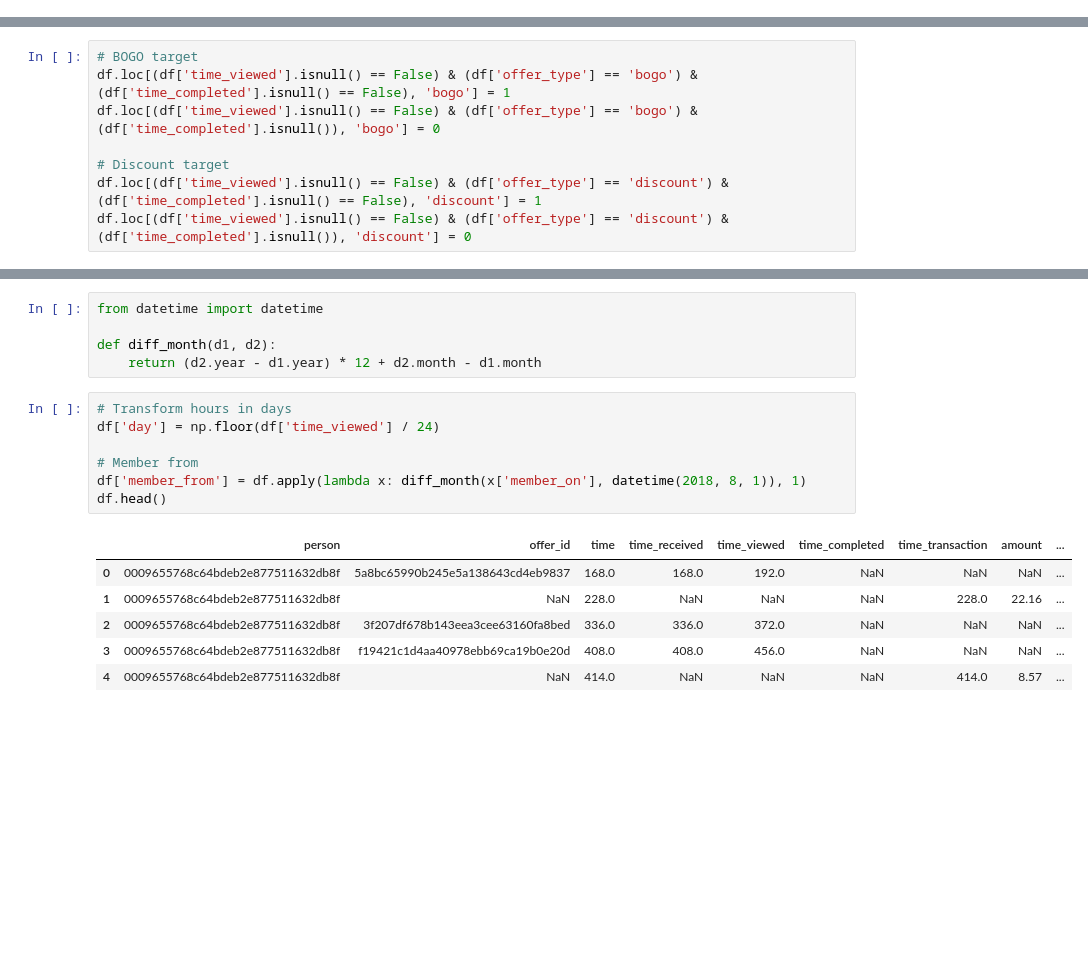
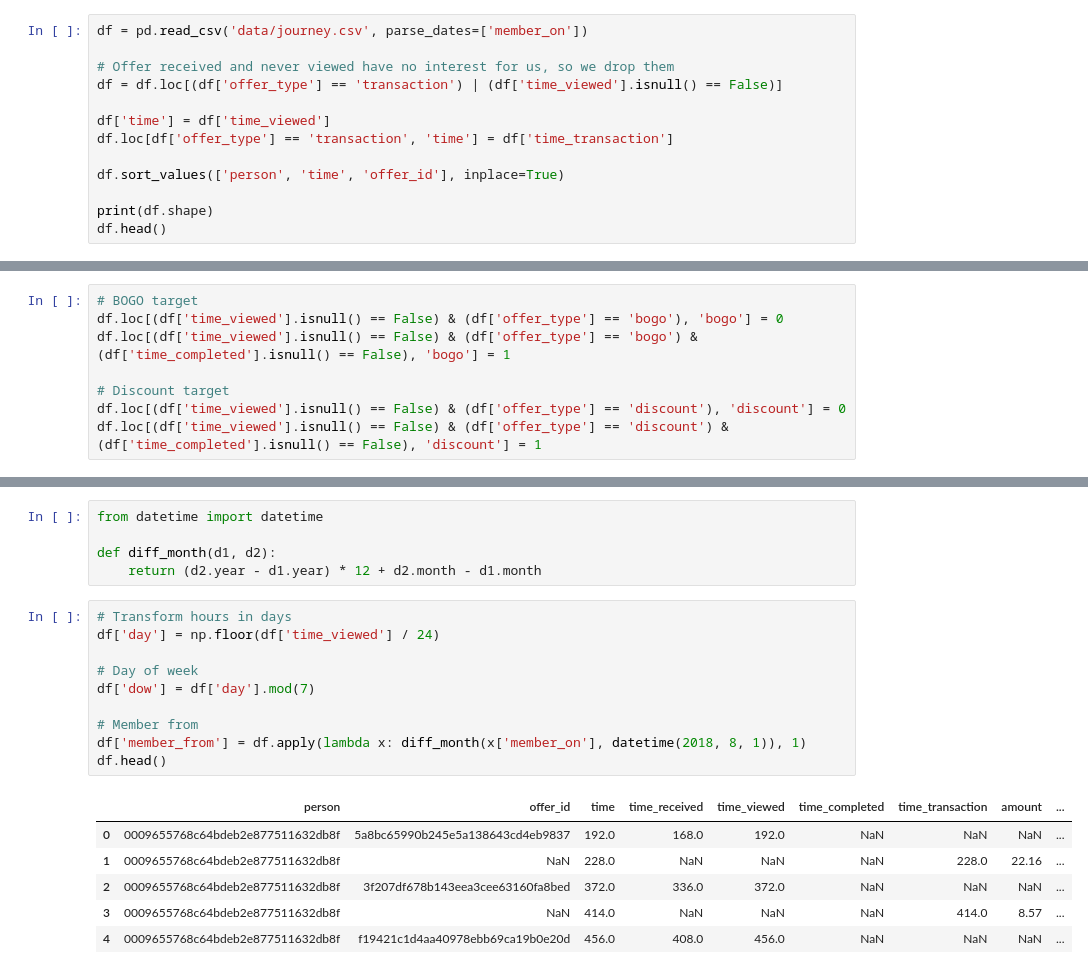
Before and after one commit to MatteoFelici/Capstone_Starkbucks_MLE, a Jupyter notebook: Feature_Engineering.ipynb, the cells around one changed output, grey strips where cells are left out. Saved outputs shown, nothing was run; the diff lists cells and outputs as text; blank space fills up the shorter version.

```diff
--- a/Feature_Engineering.ipynb
+++ b/Feature_Engineering.ipynb
@@ -32,0 +25,13 @@ df.head()
+# %%
+df = pd.read_csv('data/journey.csv', parse_dates=['member_on'])
+
+# Offer received and never viewed have no interest for us, so we drop them
+df = df.loc[(df['offer_type'] == 'transaction') | (df['time_viewed'].isnull() == False)]
+
+df['time'] = df['time_viewed']
+df.loc[df['offer_type'] == 'transaction', 'time'] = df['time_transaction']
+
+df.sort_values(['person', 'time', 'offer_id'], inplace=True)
+
+print(df.shape)
+df.head()
@@ -134,12 +147,12 @@ The Conversion Rate is 38.82%.
 After studying the CR, we can build the target of our analysis. We will create 3 different columns, one for each type of offer, all 0/1 flags (where 1 is conversion, 0 is not).
 # %%
 # BOGO target
+df.loc[(df['time_viewed'].isnull() == False) & (df['offer_type'] == 'bogo'), 'bogo'] = 0
 df.loc[(df['time_viewed'].isnull() == False) & (df['offer_type'] == 'bogo') & (df['time_completed'].isnull() == False), 'bogo'] = 1
-df.loc[(df['time_viewed'].isnull() == False) & (df['offer_type'] == 'bogo') & (df['time_completed'].isnull()), 'bogo'] = 0
 
 # Discount target
+df.loc[(df['time_viewed'].isnull() == False) & (df['offer_type'] == 'discount'), 'discount'] = 0
 df.loc[(df['time_viewed'].isnull() == False) & (df['offer_type'] == 'discount') & (df['time_completed'].isnull() == False), 'discount'] = 1
-df.loc[(df['time_viewed'].isnull() == False) & (df['offer_type'] == 'discount') & (df['time_completed'].isnull()), 'discount'] = 0
 # %%
 # For the informational target, we use the previously created inf dataset, define the logistic, then merge with df
 inf.loc[inf['offer_type'] == 'informational', 'info'] = 0
@@ -244,14 +257,17 @@ def diff_month(d1, d2):
 # %%
 # Transform hours in days
 df['day'] = np.floor(df['time_viewed'] / 24)
 
+# Day of week
+df['dow'] = df['day'].mod(7)
+
 # Member from
 df['member_from'] = df.apply(lambda x: diff_month(x['member_on'], datetime(2018, 8, 1)), 1)
 df.head()
 # %% [output]
 |  | person | offer_id | time | time_received | time_viewed | time_completed | time_transaction | amount | ... |
-| 0 | 0009655768c64bdeb2e877511632db8f | 5a8bc65990b245e5a138643cd4eb9837 | 168.0 | 168.0 | 192.0 | NaN | NaN | NaN | ... |
+| 0 | 0009655768c64bdeb2e877511632db8f | 5a8bc65990b245e5a138643cd4eb9837 | 192.0 | 168.0 | 192.0 | NaN | NaN | NaN | ... |
 | 1 | 0009655768c64bdeb2e877511632db8f | NaN | 228.0 | NaN | NaN | NaN | 228.0 | 22.16 | ... |
-| 2 | 0009655768c64bdeb2e877511632db8f | 3f207df678b143eea3cee63160fa8bed | 336.0 | 336.0 | 372.0 | NaN | NaN | NaN | ... |
-| 3 | 0009655768c64bdeb2e877511632db8f | f19421c1d4aa40978ebb69ca19b0e20d | 408.0 | 408.0 | 456.0 | NaN | NaN | NaN | ... |
-| 4 | 0009655768c64bdeb2e877511632db8f | NaN | 414.0 | NaN | NaN | NaN | 414.0 | 8.57 | ... |
+| 2 | 0009655768c64bdeb2e877511632db8f | 3f207df678b143eea3cee63160fa8bed | 372.0 | 336.0 | 372.0 | NaN | NaN | NaN | ... |
+| 3 | 0009655768c64bdeb2e877511632db8f | NaN | 414.0 | NaN | NaN | NaN | 414.0 | 8.57 | ... |
+| 4 | 0009655768c64bdeb2e877511632db8f | f19421c1d4aa40978ebb69ca19b0e20d | 456.0 | 408.0 | 456.0 | NaN | NaN | NaN | ... |
```
Also changed, not shown: parts of 19 cells of this notebook.
